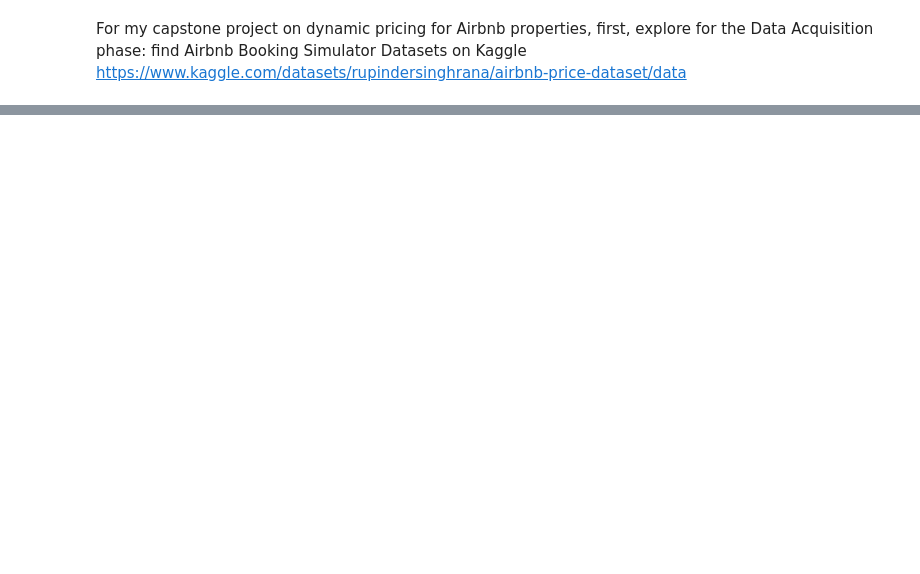
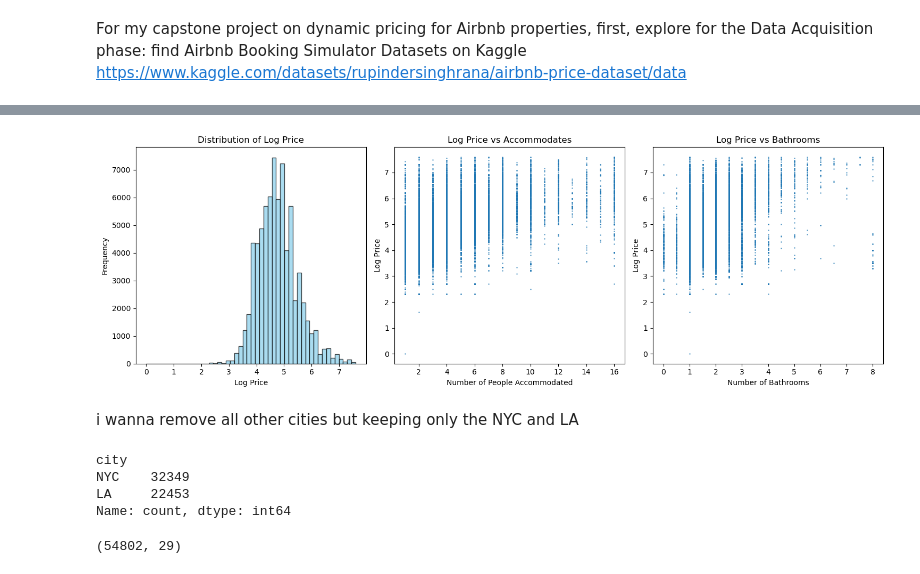
Before and after one commit to JinZgitH/MLAI-capstone-project, a Jupyter notebook: jin_airbnb_pricing.ipynb, the cells around one changed output, grey strips where cells are left out. Cells and saved outputs as stored; diff of their text form; code cells hidden in the pictures; blank space fills up the shorter version.

```diff
--- a/jin_airbnb_pricing.ipynb
+++ b/jin_airbnb_pricing.ipynb
@@ -13,0 +66,40 @@ ModuleNotFoundError: No module named 'pandas'
+# %%
+plt.figure(figsize=(15, 5))
+
+plt.subplot(1, 3, 1)
+plt.hist(df['log_price'], bins=50, alpha=0.7, color='skyblue', edgecolor='black')
+plt.title('Distribution of Log Price')
+plt.xlabel('Log Price')
+plt.ylabel('Frequency')
+
+plt.subplot(1, 3, 2)
+plt.scatter(df['accommodates'], df['log_price'], alpha=0.5, s=1)
+plt.title('Log Price vs Accommodates')
+plt.xlabel('Number of People Accommodated')
+plt.ylabel('Log Price')
+
+plt.subplot(1, 3, 3)
+plt.scatter(df['bathrooms'], df['log_price'], alpha=0.5, s=1)
+plt.title('Log Price vs Bathrooms')
+plt.xlabel('Number of Bathrooms')
+plt.ylabel('Log Price')
+
+plt.tight_layout()
+plt.savefig('image/log_price_analysis.png', dpi=300, bbox_inches='tight')
+plt.show()
+# %% [output]
+[figure, added]
+# %% [markdown]
+i wanna remove all other cities but keeping only the NYC and LA
+# %%
+df_filtered_by_city = df[df['city'].isin(['NYC', 'LA'])].copy()
+# Confirm the result
+print(df_filtered_by_city['city'].value_counts())
+
+df_filtered_by_city.shape
+# %% [output]
+city
+NYC    32349
+LA     22453
+Name: count, dtype: int64
+(54802, 29)
```
Also changed, not shown: parts of 25 cells of this notebook, 1 other file.
